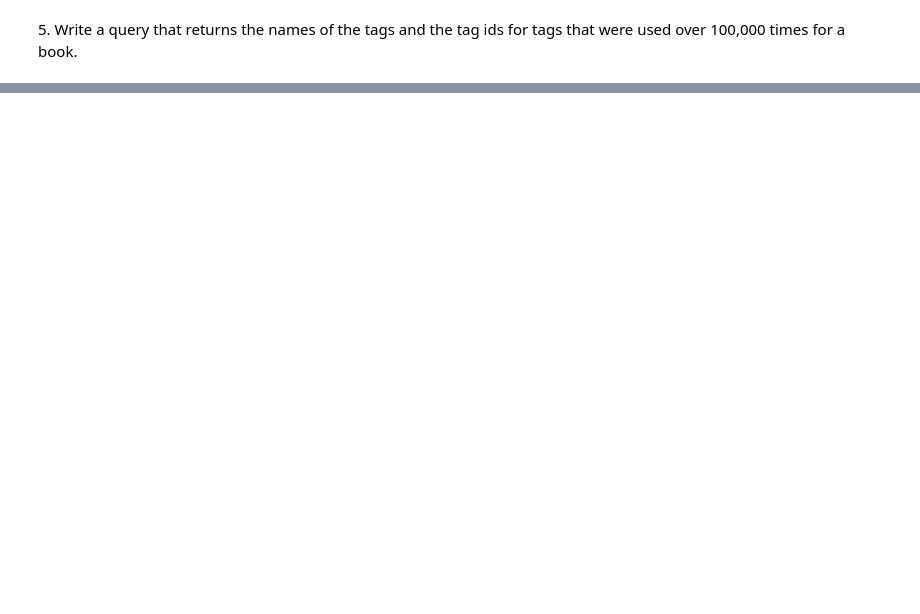
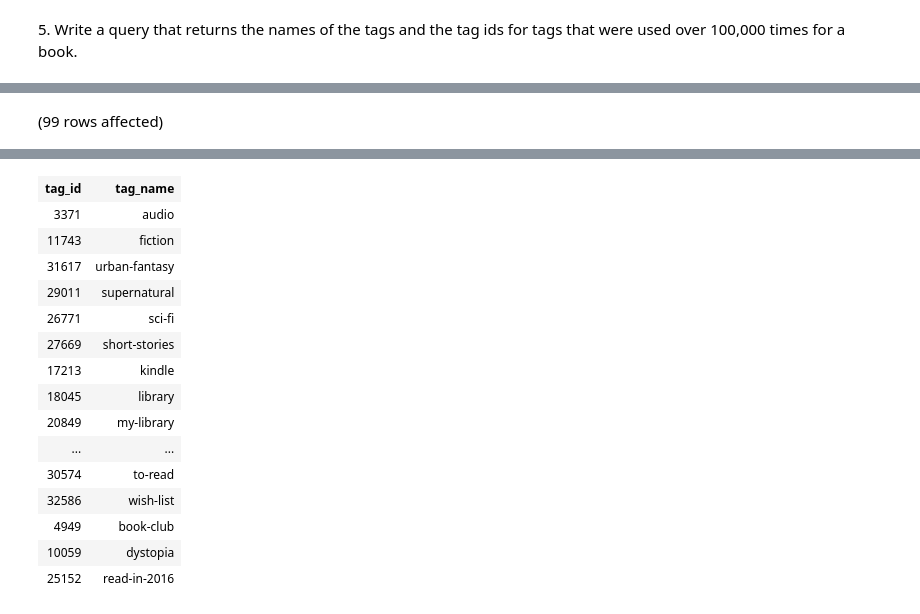
Before and after one commit to yayasanya/sql-part4-exercises, a Jupyter notebook: sql-part4.ipynb, the cells around one changed output, grey strips where cells are left out. Drawn from its saved outputs; the diff is of its cells as text; code cells hidden in the pictures; blank space fills up the shorter version.

```diff
--- a/sql-part4.ipynb
+++ b/sql-part4.ipynb
@@ -34,0 +114,10 @@ Total execution time: 00:00:00
+# %%
+SELECT *
+FROM BooksDB.dbo.tags AS t
+WHERE t.tag_id IN
+    (SELECT bt.tag_id
+    FROM BooksDB.dbo.book_tags AS bt
+    GROUP BY bt.tag_id
+    HAVING SUM(bt.[count])>100000)
+# %% [output]
+(99 rows affected)
@@ -34,0 +125,16 @@ Total execution time: 00:00:00
+| tag_id | tag_name |
+| 3371 | audio |
+| 11743 | fiction |
+| 31617 | urban-fantasy |
+| 29011 | supernatural |
+| 26771 | sci-fi |
+| 27669 | short-stories |
+| 17213 | kindle |
+| 18045 | library |
+| 20849 | my-library |
+| ... | ... |
+| 30574 | to-read |
+| 32586 | wish-list |
+| 4949 | book-club |
+| 10059 | dystopia |
+| 25152 | read-in-2016 |
```
Also changed, not shown: parts of 10 cells of this notebook.
